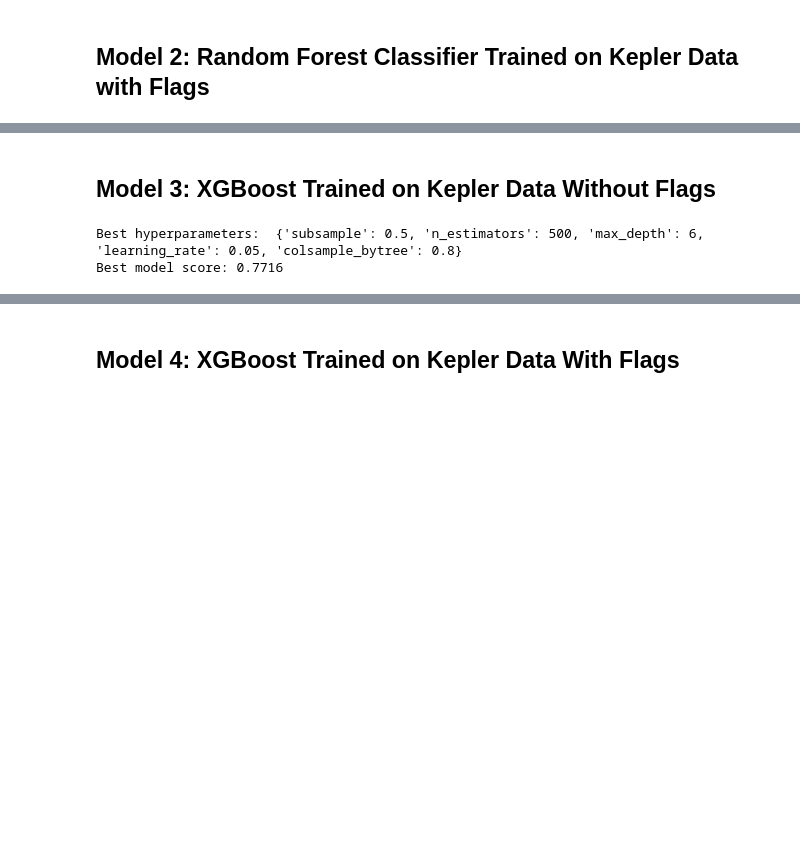
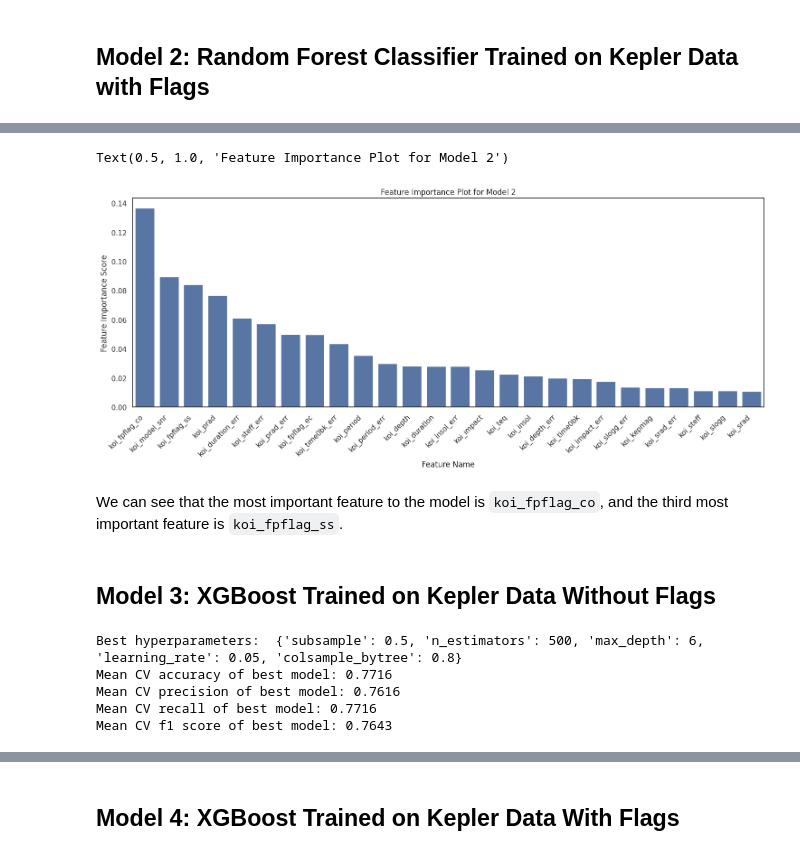
Before and after one commit to lily-swan/DS-9000-project, a Jupyter notebook: analysis.ipynb, the cells around one changed output, grey strips where cells are left out. Cells and saved outputs as stored; diff of their text form; code cells hidden in the pictures; blank space fills up the shorter version.

```diff
--- a/analysis.ipynb
+++ b/analysis.ipynb
@@ -455,3 +494,22 @@ Best model score: 0.8365
+# %%
+# Create a feature importance plot for the best model
+feature_importances = rf_with_flags_model.feature_importances_
+feature_names = X_train.columns
+
+feature_importance_series = pd.Series(feature_importances, index=feature_names)
+feature_importance_series.sort_values(ascending=False, inplace=True)
+
+plt.figure(figsize=(18, 6))
+sns.barplot(y=feature_importance_series.values, x=feature_importance_series.index)
+plt.xticks(rotation=45, ha="right")
+plt.xlabel("Feature Name")
+plt.ylabel("Feature Importance Score")
+plt.title("Feature Importance Plot for Model 2")
+# %% [output]
+Text(0.5, 1.0, 'Feature Importance Plot for Model 2')
+[figure, added]
+# %% [markdown]
+We can see that the most important feature to the model is `koi_fpflag_co`, and the third most important feature is `koi_fpflag_ss`.
 # %% [markdown]
 ## Model 3: XGBoost Trained on Kepler Data Without Flags
 # %%
@@ -473,12 +531,12 @@ xgb_param_grid = {
 }
 
 # Use 5-fold cross validation to determine optimal params
-# TODO: decide the scoring metrics we have here are the best ones to use for the problem
+# Use weighted averages for scoring since we have class imbalance
 xgb_no_flags_cv = RandomizedSearchCV(
     XGBClassifier(random_state=42, objective="multi:softmax", num_class=3),
     param_distributions=xgb_param_grid,
     cv=5,
-    scoring=["accuracy", "precision_macro", "recall_macro", "f1_macro"],
+    scoring=["accuracy", "precision_weighted", "recall_weighted", "f1_weighted"],
     refit="accuracy",
     random_state=42,
     n_iter=15,
@@ -487,12 +545,16 @@ xgb_no_flags_cv.fit(X_train_no_flag, y_train_encoded)
 
 # Show best hyperparameters
 print("Best hyperparameters: ", xgb_no_flags_cv.best_params_)
-# Show mean cross-validated score of the best estimator
-print(f"Best model score: {xgb_no_flags_cv.best_score_:.4f}")
+
+# Print out mean cross-validated scores
+cv_model_eval(xgb_no_flags_cv.cv_results_)
 
 # RandomizedSearchCV will refit the best model on all the training data
 # Use this best model to evaluate on the test data
 xgb_no_flags_model = xgb_no_flags_cv.best_estimator_
 # %% [output]
 Best hyperparameters:  {'subsample': 0.5, 'n_estimators': 500, 'max_depth': 6, 'learning_rate': 0.05, 'colsample_bytree': 0.8}
-Best model score: 0.7716
+Mean CV accuracy of best model: 0.7716
+Mean CV precision of best model: 0.7616
+Mean CV recall of best model: 0.7716
+Mean CV f1 score of best model: 0.7643
```
Also changed, not shown: parts of 8 cells of this notebook.
